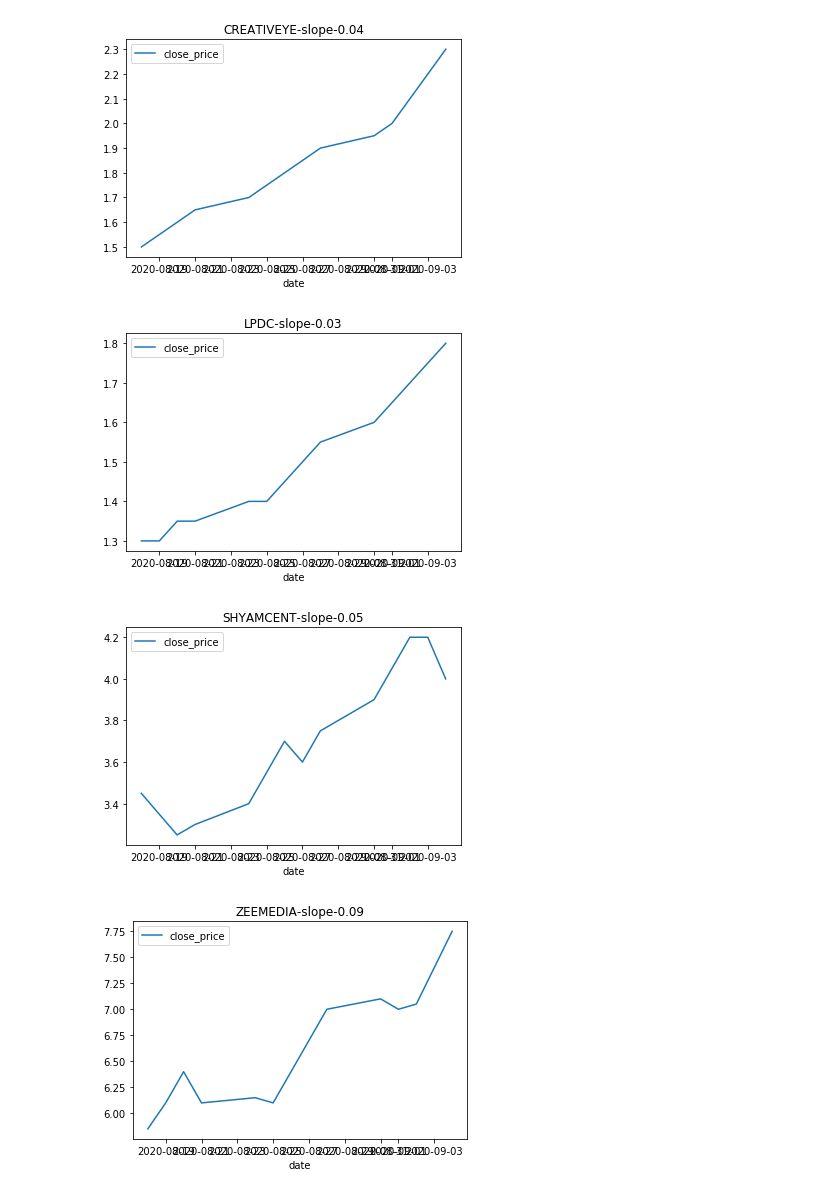
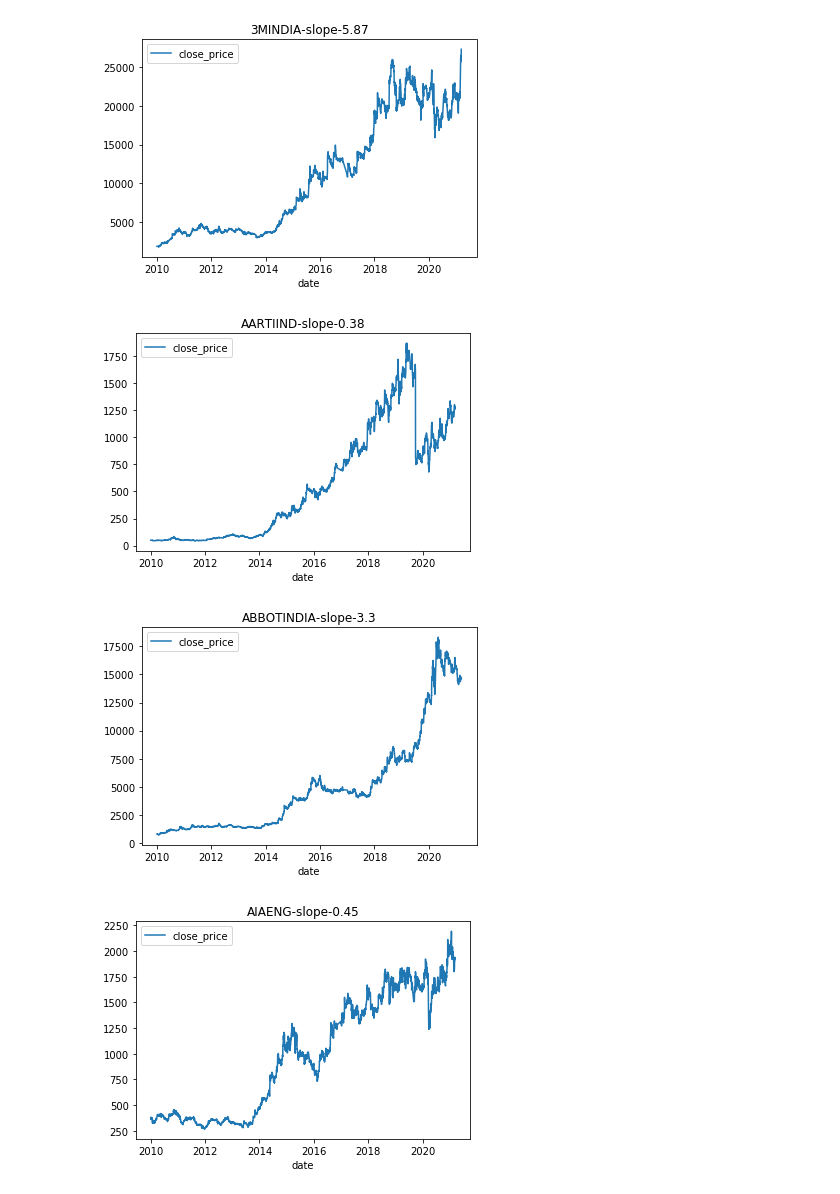
Before and after one commit to palashkulsh/nseproxy, a Jupyter notebook: python-graphs/linear regression on stocks.ipynb, the cells around one changed output. Saved outputs shown, nothing was run; the diff lists cells and outputs as text; code cells hidden in the pictures.

```diff
--- a/python-graphs/linear regression on stocks.ipynb
+++ b/python-graphs/linear regression on stocks.ipynb
@@ -86,19 +88,20 @@ df=getData('pnb',afterdate='2019-09-01')
 # %%
 #now we are getting all the symbols from our database
 def getAllSymbols(afterdate="2019-10-01"):
     df=pd.read_sql("select distinct(symbol) from stock_data where  series = 'EQ' and date>'"+afterdate+"';",con)
     return df.symbol
 
-symbols= getAllSymbols()
+symbols= getAllSymbols(afterdate="2020-07-01")
 
 for symbol in  symbols:
-    score,slope,intercept,data = analyseTrend(symbol,afterdate="2020-08-01");
-    if(len(data) and score>0.85 and slope<0.1 and slope>0):
+    score,slope,intercept,data = analyseTrend(symbol,afterdate="2010-01-01");
+
+    if(len(data) and (score>0.75 and slope>0.4 and slope>0) ):
         #print(symbol,score,slope)
         data.plot(x="date",y="close_price",title="{}-slope-{}".format(symbol,round(slope,2)))
         plt.show()
 # %% [output]
-[figure, old version]
+[figure, new version]
-[figure, old version]
+[figure, new version]
-[figure, old version]
+[figure, new version]
-[figure, old version]
+[figure, new version]
```
Also changed, not shown: parts of 4 cells of this notebook, 8 other files.
